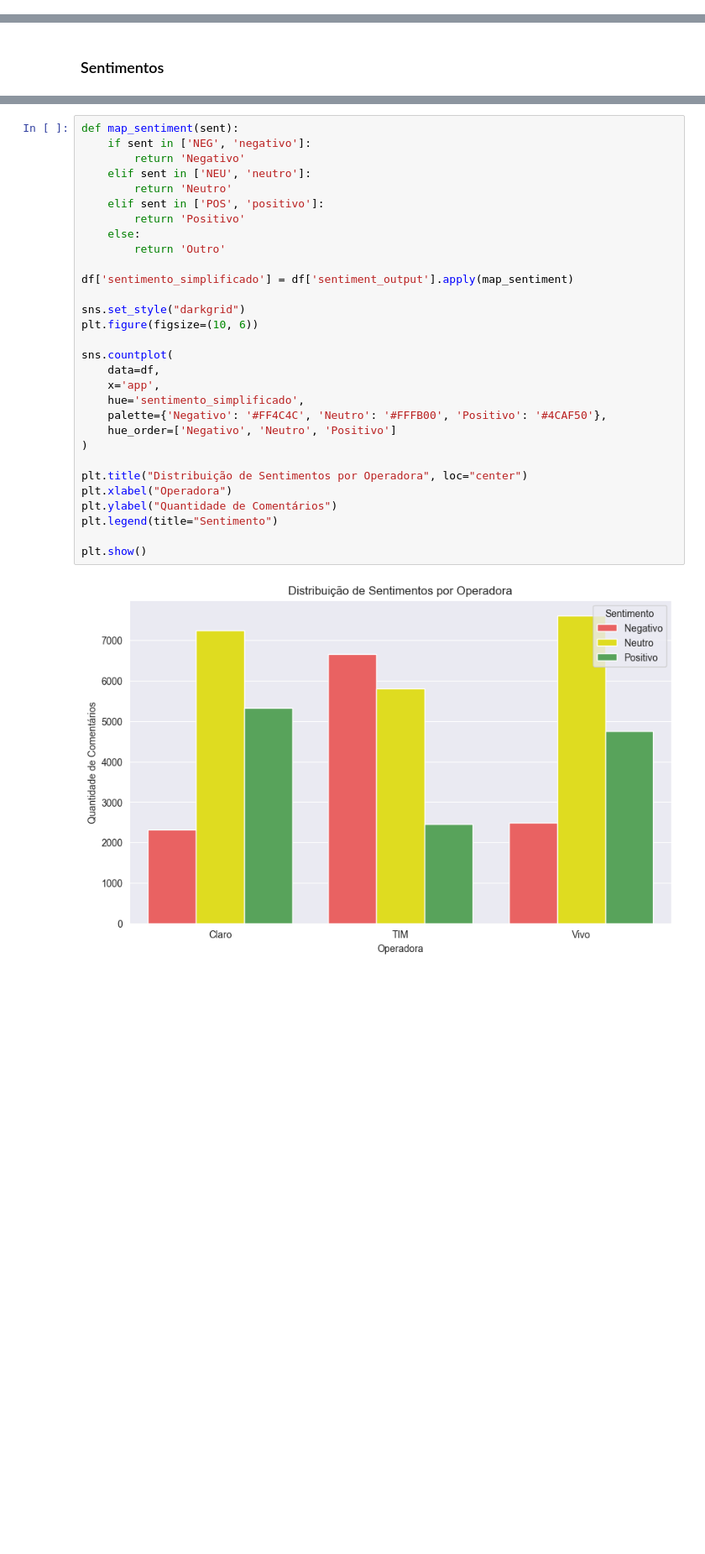
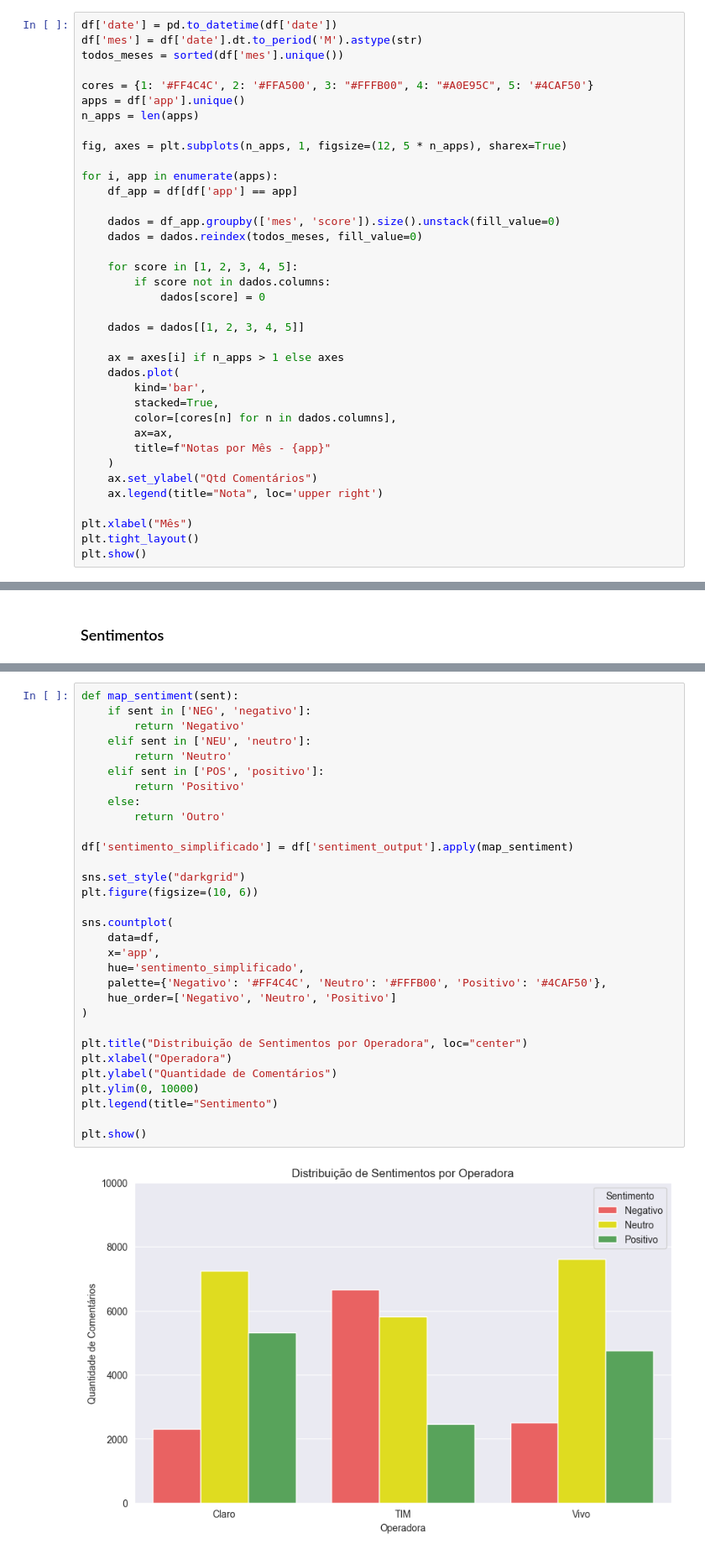
Before and after one commit to PedroReste/analises_e_insights, a Jupyter notebook: sentimentos_e_temas_de_comentarios_de_apps/notebook_bancos.ipynb, the cells around one changed output, grey strips where cells are left out. Shown at 84% size. Drawn from its saved outputs; the diff is of its cells as text; blank space fills up the shorter version.

```diff
--- a/sentimentos_e_temas_de_comentarios_de_apps/notebook.ipynb
+++ b/sentimentos_e_temas_de_comentarios_de_apps/notebook_bancos.ipynb
@@ -244,3 +261,40 @@ plt.legend(title="Nota")
 plt.show()
 # %% [output]
 [figure]
+# %%
+df['date'] = pd.to_datetime(df['date'])
+df['mes'] = df['date'].dt.to_period('M').astype(str)
+todos_meses = sorted(df['mes'].unique())
+
+cores = {1: '#FF4C4C', 2: '#FFA500', 3: "#FFFB00", 4: "#A0E95C", 5: '#4CAF50'}
+apps = df['app'].unique()
+n_apps = len(apps)
+
+fig, axes = plt.subplots(n_apps, 1, figsize=(12, 5 * n_apps), sharex=True)
+
+for i, app in enumerate(apps):
+    df_app = df[df['app'] == app]
+
+    dados = df_app.groupby(['mes', 'score']).size().unstack(fill_value=0)
+    dados = dados.reindex(todos_meses, fill_value=0)
+
+    for score in [1, 2, 3, 4, 5]:
+        if score not in dados.columns:
+            dados[score] = 0
+
+    dados = dados[[1, 2, 3, 4, 5]]
+
+    ax = axes[i] if n_apps > 1 else axes
+    dados.plot(
+        kind='bar',
+        stacked=True,
+        color=[cores[n] for n in dados.columns],
+        ax=ax,
+        title=f"Notas por Mês - {app}"
+    )
+    ax.set_ylabel("Qtd Comentários")
+    ax.legend(title="Nota", loc='upper right')
+
+plt.xlabel("Mês")
+plt.tight_layout()
+plt.show()
@@ -489,31 +548,32 @@ tabela
 def map_sentiment(sent):
     if sent in ['NEG', 'negativo']:
         return 'Negativo'
     elif sent in ['NEU', 'neutro']:
         return 'Neutro'
     elif sent in ['POS', 'positivo']:
         return 'Positivo'
     else:
         return 'Outro'
 
 df['sentimento_simplificado'] = df['sentiment_output'].apply(map_sentiment)
 
 sns.set_style("darkgrid")
 plt.figure(figsize=(10, 6))
 
 sns.countplot(
     data=df,
     x='app',
     hue='sentimento_simplificado',
     palette={'Negativo': '#FF4C4C', 'Neutro': '#FFFB00', 'Positivo': '#4CAF50'},
     hue_order=['Negativo', 'Neutro', 'Positivo']
 )
 
 plt.title("Distribuição de Sentimentos por Operadora", loc="center")
 plt.xlabel("Operadora")
 plt.ylabel("Quantidade de Comentários")
+plt.ylim(0, 10000)
 plt.legend(title="Sentimento")
 
 plt.show()
 # %% [output]
-[figure, old version]
+[figure, new version]
```
Also changed, not shown: parts of 21 cells of this notebook, 1 other file.
